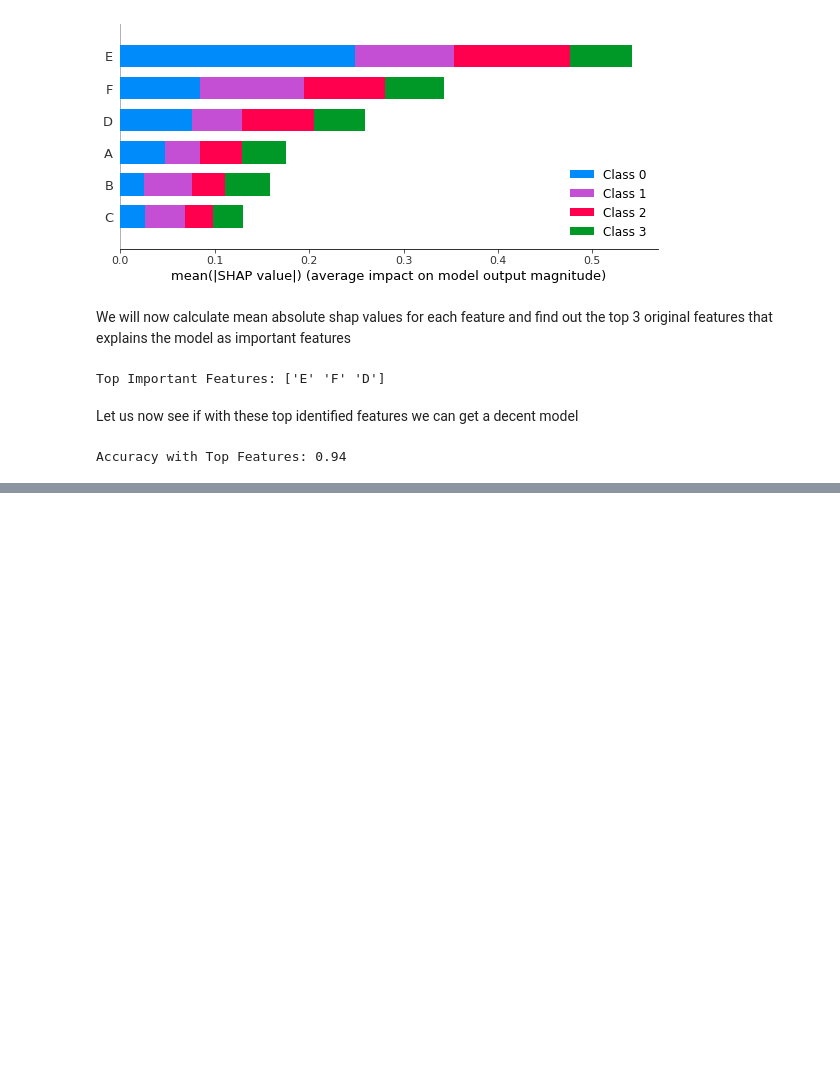
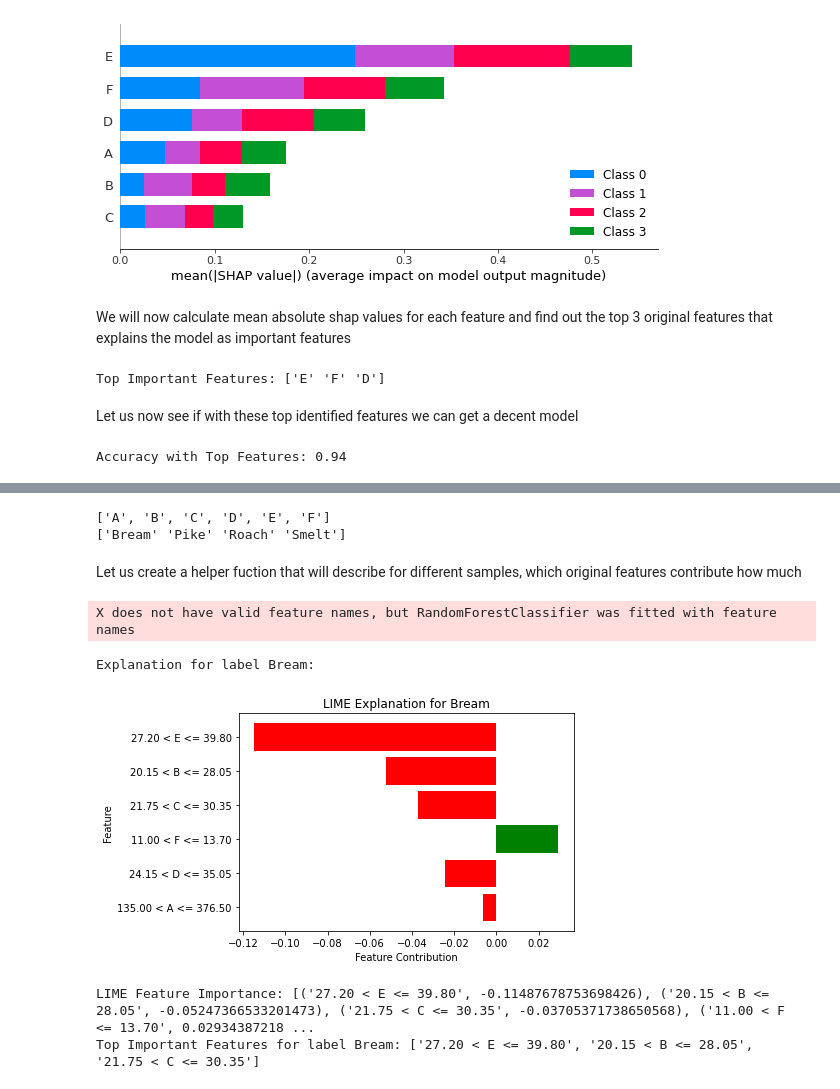
Before and after one commit to syednayeemridwan/data-science-projects, a Jupyter notebook: Explainable AI PCA Visualization/PCA back-transformation visualization.ipynb, the cells around one changed output, grey strips where cells are left out. Saved outputs shown, nothing was run; the diff lists cells and outputs as text; code cells hidden in the pictures; blank space fills up the shorter version.

```diff
--- a/Explainable AI PCA Visualization/PCA back-transformation visualization.ipynb
+++ b/Explainable AI PCA Visualization/PCA back-transformation visualization.ipynb
@@ -94,0 +111,57 @@ Accuracy with Top Features: 0.94
+# %%
+from lime.lime_tabular import LimeTabularExplainer
+
+print(features)
+print(np.unique(y))
+
+# Create a LIME explainer
+explainer = LimeTabularExplainer(
+    training_data=X_train.values,
+    feature_names=features,
+    class_names=np.unique(y),
+    mode='classification'
+)
+# %% [output]
+['A', 'B', 'C', 'D', 'E', 'F']
+['Bream' 'Pike' 'Roach' 'Smelt']
+# %% [markdown]
+Let us create a helper fuction that will describe for different samples, which original features contribute how much
+# %%
+
+
+def find_explanation(label, clf, num_features=6):
+    # Find the first instance of each label in the test set
+    instance_index = X_test[y_test == label].index[0]
+    instance = X_test.loc[instance_index].values
+
+    # Explain the prediction
+    exp = explainer.explain_instance(instance, clf.predict_proba, num_features=num_features)
+    explanations[label] = exp
+
+    # Print and plot the explanation
+    print(f'Explanation for label {label}:')
+    # exp.show_in_notebook(show_table=False, show_all=False)
+
+    fig = exp.as_pyplot_figure()
+    ax = fig.gca()
+    ax.set_title(f'LIME Explanation for {label}')
+    ax.set_xlabel('Feature Contribution')
+    ax.set_ylabel('Feature')
+    plt.show()
+
+    # Get feature importance from LIME
+    lime_importance = exp.as_list()
+    print('LIME Feature Importance:', lime_importance)
+
+    # Select top important features
+    top_features = [feature for feature, _ in lime_importance][:3]
+    print(f'Top Important Features for label {label}: {top_features}')
+# %%
+explanations = {}
+find_explanation("Bream", clf)
+# %% [output]
+X does not have valid feature names, but RandomForestClassifier was fitted with feature names
+Explanation for label Bream:
+[figure, added]
+LIME Feature Importance: [('27.20 < E <= 39.80', -0.11487678753698426), ('20.15 < B <= 28.05', -0.05247366533201473), ('21.75 < C <= 30.35', -0.03705371738650568), ('11.00 < F <= 13.70', 0.02934387218 ...
+Top Important Features for label Bream: ['27.20 < E <= 39.80', '20.15 < B <= 28.05', '21.75 < C <= 30.35']
```
Also changed, not shown: parts of 13 cells of this notebook.
